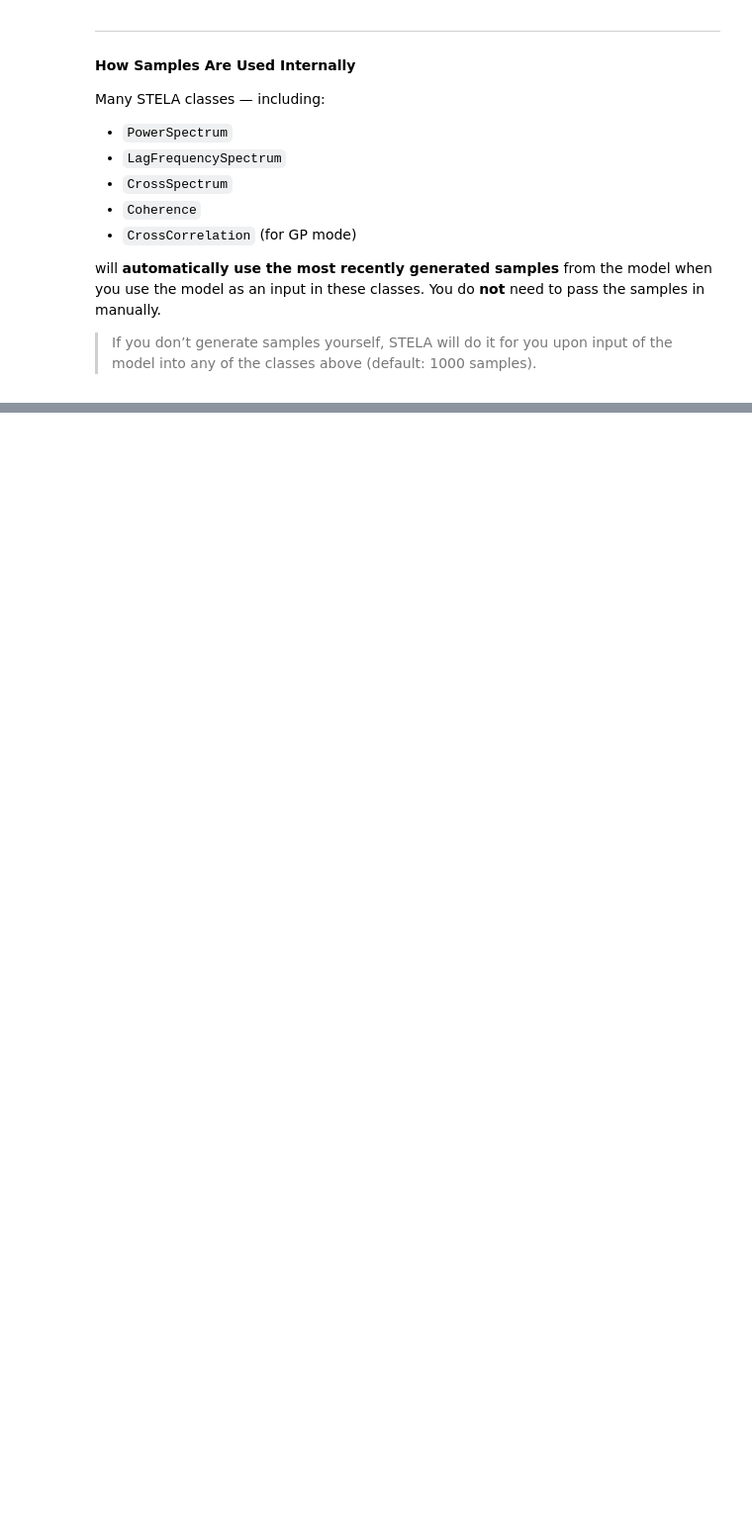
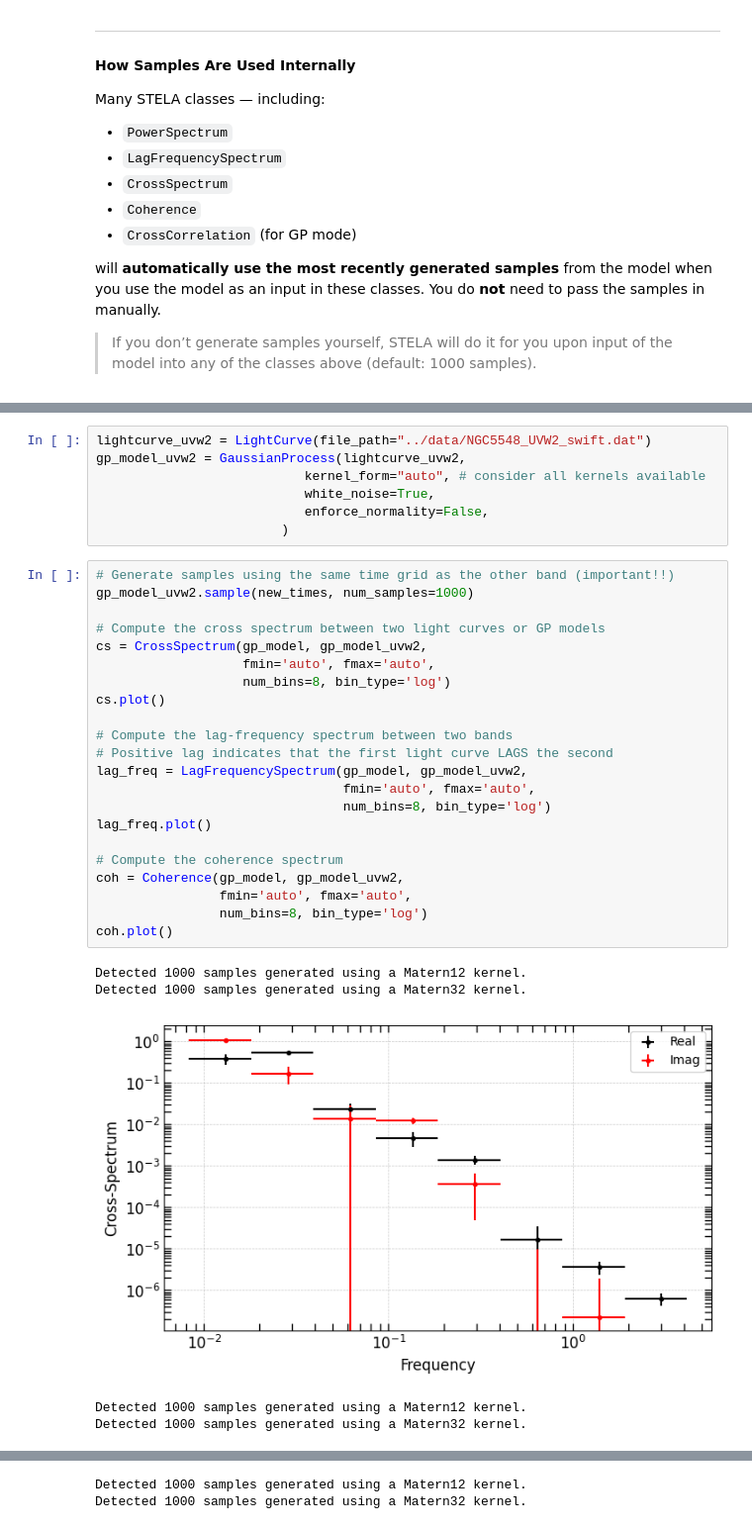
Before and after one commit to collinlewin/STELA-Toolkit, a Jupyter notebook: tutorials/main_tutorial.ipynb, the cells around one changed output, grey strips where cells are left out. Shown at 99% size. Drawn from its saved outputs; the diff is of its cells as text; blank space fills up the shorter version.

Commit message:
Drafted to end of main data product generation.

```diff
--- a/tutorials/main_tutorial.ipynb
+++ b/tutorials/main_tutorial.ipynb
@@ -449,0 +512,35 @@ power_spectrum.bin(bin_edges = [])
+# %%
+lightcurve_uvw2 = LightCurve(file_path="../data/NGC5548_UVW2_swift.dat")
+gp_model_uvw2 = GaussianProcess(lightcurve_uvw2,
+                           kernel_form="auto", # consider all kernels available
+                           white_noise=True,
+                           enforce_normality=False,
+                        )
+# %%
+# Generate samples using the same time grid as the other band (important!!)
+gp_model_uvw2.sample(new_times, num_samples=1000)
+
+# Compute the cross spectrum between two light curves or GP models
+cs = CrossSpectrum(gp_model, gp_model_uvw2,
+                   fmin='auto', fmax='auto',
+                   num_bins=8, bin_type='log')
+cs.plot()
+
+# Compute the lag-frequency spectrum between two bands
+# Positive lag indicates that the first light curve LAGS the second
+lag_freq = LagFrequencySpectrum(gp_model, gp_model_uvw2,
+                                fmin='auto', fmax='auto',
+                                num_bins=8, bin_type='log')
+lag_freq.plot()
+
+# Compute the coherence spectrum
+coh = Coherence(gp_model, gp_model_uvw2,
+                fmin='auto', fmax='auto',
+                num_bins=8, bin_type='log')
+coh.plot()
+# %% [output]
+Detected 1000 samples generated using a Matern12 kernel.
+Detected 1000 samples generated using a Matern32 kernel.
+[figure, added]
+Detected 1000 samples generated using a Matern12 kernel.
+Detected 1000 samples generated using a Matern32 kernel.
@@ -449,0 +548,2 @@ power_spectrum.bin(bin_edges = [])
+Detected 1000 samples generated using a Matern12 kernel.
+Detected 1000 samples generated using a Matern32 kernel.
```
Also changed, not shown: parts of 7 cells of this notebook.
